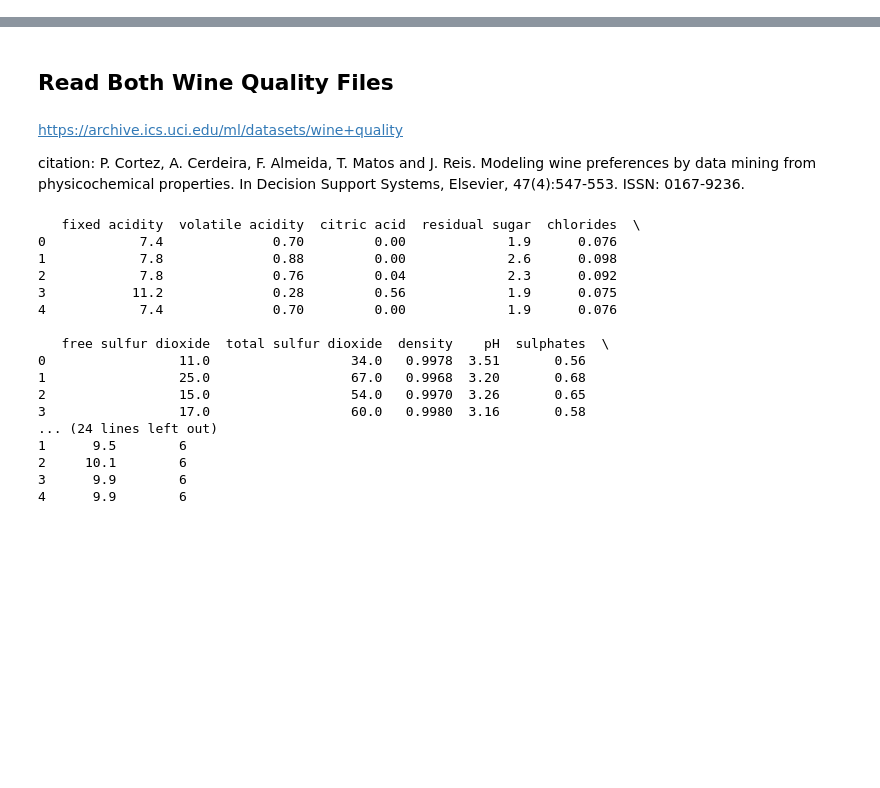
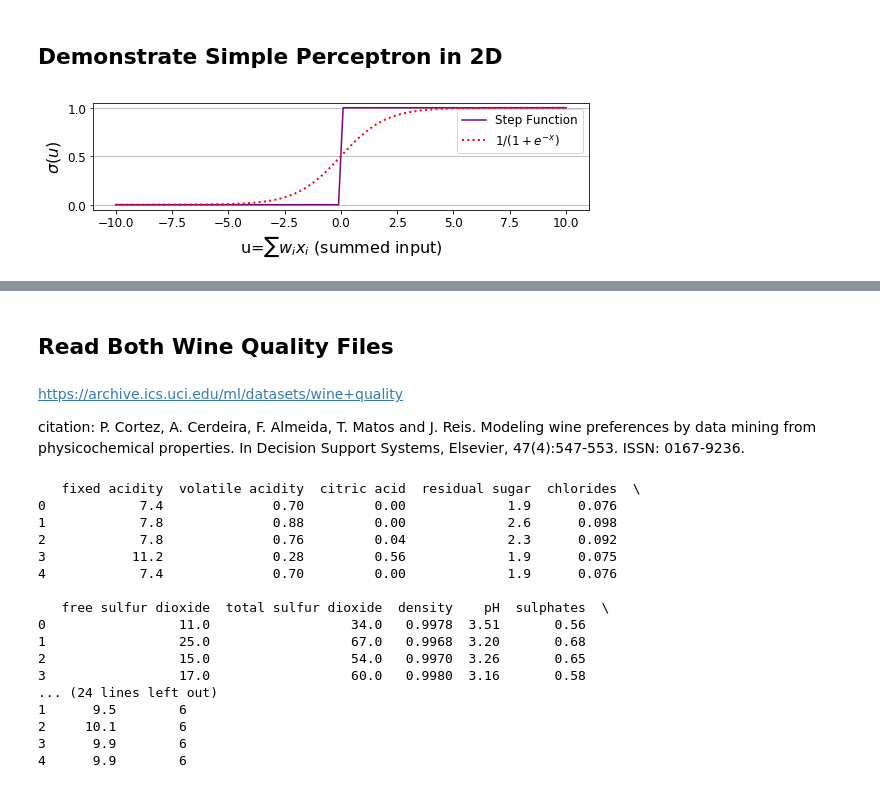
Before and after one commit to biomathman/machine-learning-in-python-book, a Jupyter notebook: notebooks/chapter-12-Neural-Network.ipynb, the cells around one changed output, grey strips where cells are left out. Drawn from its saved outputs; the diff is of its cells as text; code cells hidden in the pictures; blank space fills up the shorter version.

```diff
--- a/notebooks/chapter-12-Neural-Network.ipynb
+++ b/notebooks/chapter-12-Neural-Network.ipynb
@@ -3,3 +26,28 @@ import numpy as np
 import pandas as pd
 import matplotlib.pyplot as plt
 %matplotlib inline
+# %% [markdown]
+## Demonstrate Simple Perceptron in 2D
+# %%
+from math import exp
+def sigma(x): # step function
+    return(0 if x < 0 else 1)
+def logistic(x):
+    return 1/(1+exp(-x))
+# %%
+xlist=np.linspace(-10,10,100)
+ylist=[sigma(x) for x in xlist]
+yllist=[logistic(x) for x in xlist]
+# %%
+plt.plot(xlist,ylist,label="Step Function", color="purple")
+plt.plot(xlist,yllist,label="$1/(1+e^{-x})$",color="red",ls=":",lw=2)
+plt.legend(fontsize=12)
+plt.xlabel("u=$\sum w_i x_i$ (summed input)",fontsize=16)
+plt.ylabel("$\sigma(u)$",fontsize=16)
+plt.grid(which="major",axis="y")
+plt.gca().tick_params(axis = 'both', which = 'major', labelsize = 12)
+plt.gcf().set_size_inches(8,2.5)
+plt.gcf().tight_layout()
+#plt.gcf().savefig("NNet-Threshold-Function.pdf")
+# %% [output]
+[figure, added]
```
Also changed, not shown: parts of 38 cells of this notebook.
